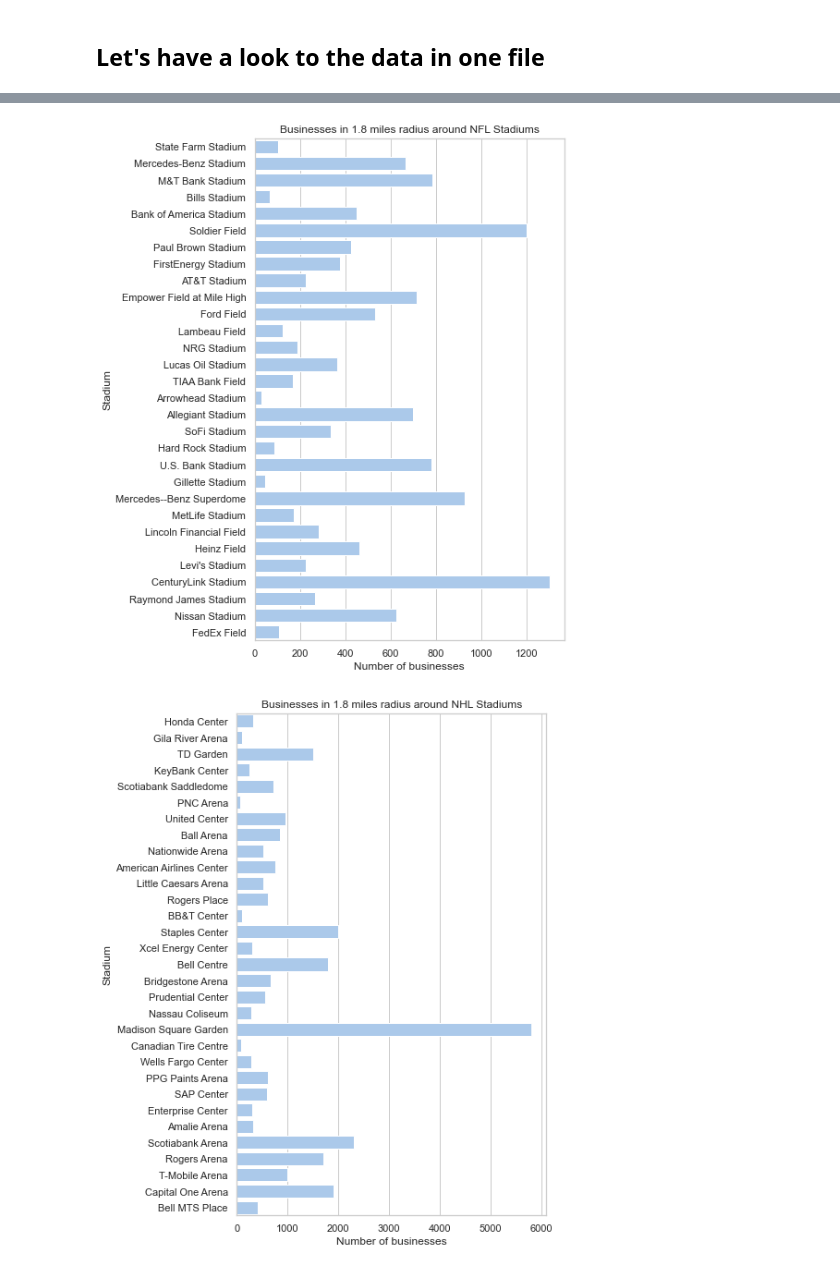
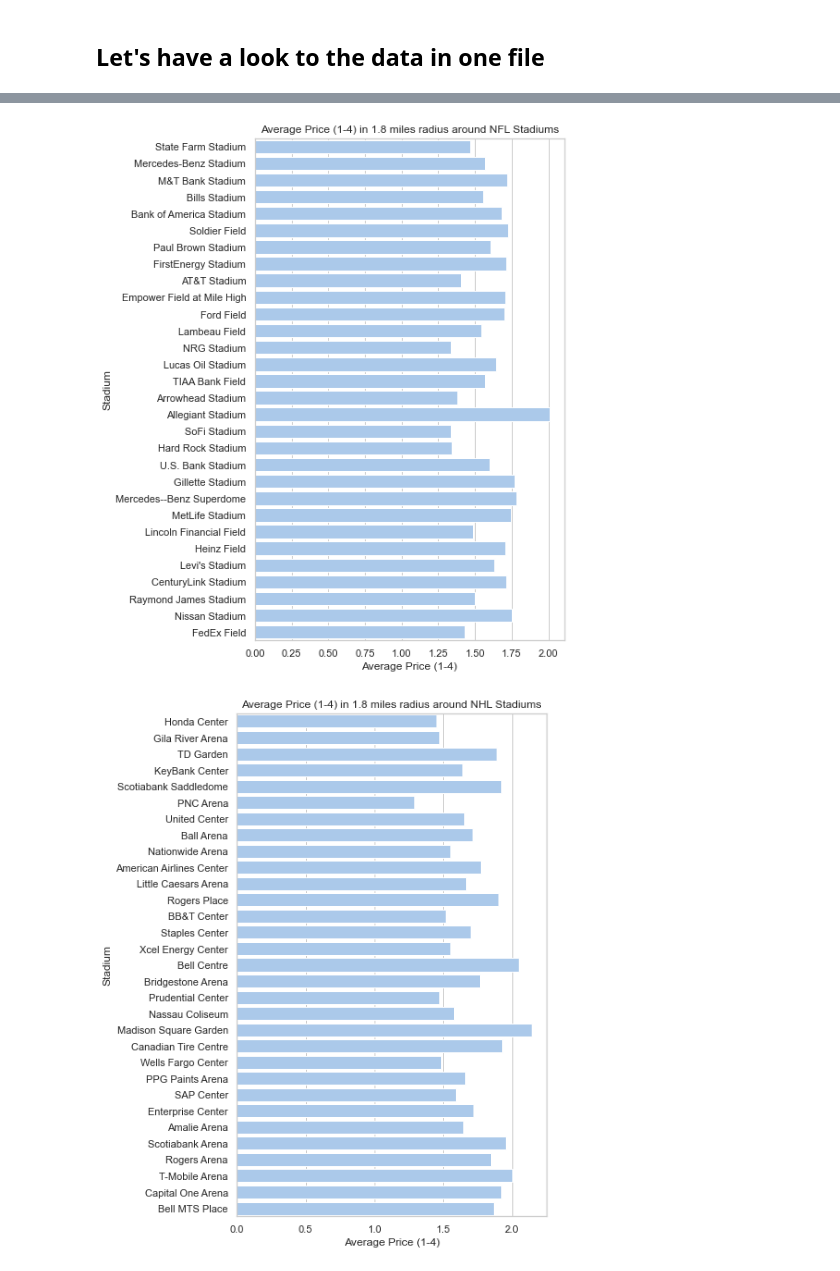
Before and after one commit to Xavier4t/Sports_and_Restaurants, a Jupyter notebook: Example_Analysis.ipynb, the cells around one changed output, grey strips where cells are left out. Saved outputs shown, nothing was run; the diff lists cells and outputs as text; code cells hidden in the pictures.

Commit message:
barplots for each league and column

```diff
--- a/Example_Analysis.ipynb
+++ b/Example_Analysis.ipynb
@@ -125,8 +147,13 @@ for league in leagues:
 # %%
-# Number of bussiness Horizontal bar plot
-def barPlot(league,df):
+def barPlot(league,df,col="Number of businesses", barcolor="b", save=True):
     sns.set_theme(context='notebook',style="whitegrid")
     f, ax=plt.subplots(figsize=(6,10))
     sns.set_color_codes("pastel")
-    sns.barplot(x="Number of businesses", y="Stadium", data=df, color="b").set(title=f'Businesses in 1.8 miles radius around {league} Stadiums')
+    sns.barplot(x=col, y="Stadium", data=df, color=barcolor).set(title=f'{col} in 1.8 miles radius around {league} Stadiums')
+    if save:
+        plt.savefig(f'Images/{league}_{col}.png', bbox_inches = 'tight')
     plt.show()
+# %%
+# Total Number of businesses
+for k,v in stats.items():
+    barPlot(k, v, col="Number of businesses", barcolor="b", save=False)
@@ -132,0 +166,4 @@ def barPlot(league,df):
+# %%
+# Number of reviews
+for k,v in stats.items():
+    barPlot(k,v, "Average Number of Reviews","r", save=False)
@@ -133,4 +176,5 @@ def barPlot(league,df):
 # %%
+# Average Price
 for k,v in stats.items():
-    barPlot(k,v)
+    barPlot(k,v, "Average Price (1-4)","b", save=False)
 # %% [output]
@@ -140,2 +184,2 @@ for k,v in stats.items():
-[figure, old version]
+[figure, new version]
-[figure, old version]
+[figure, new version]
```
Also changed, not shown: parts of 6 cells of this notebook, 10 other files.
